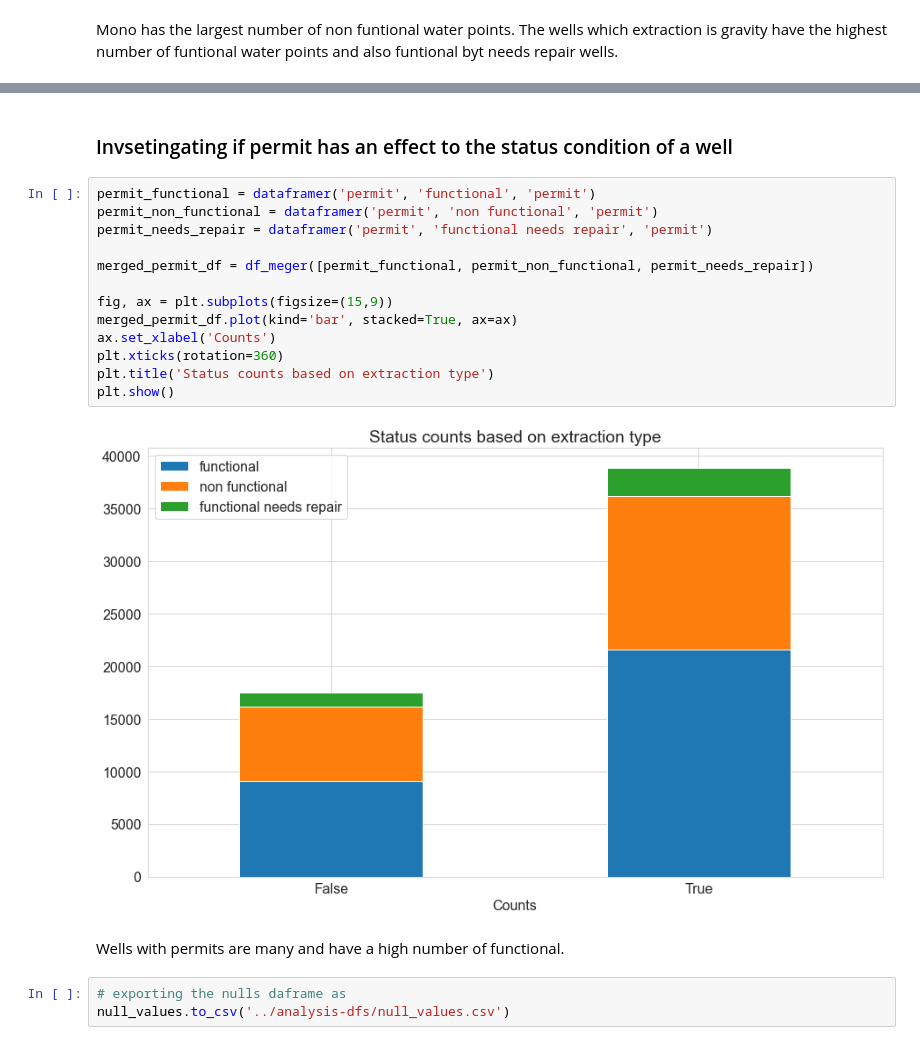
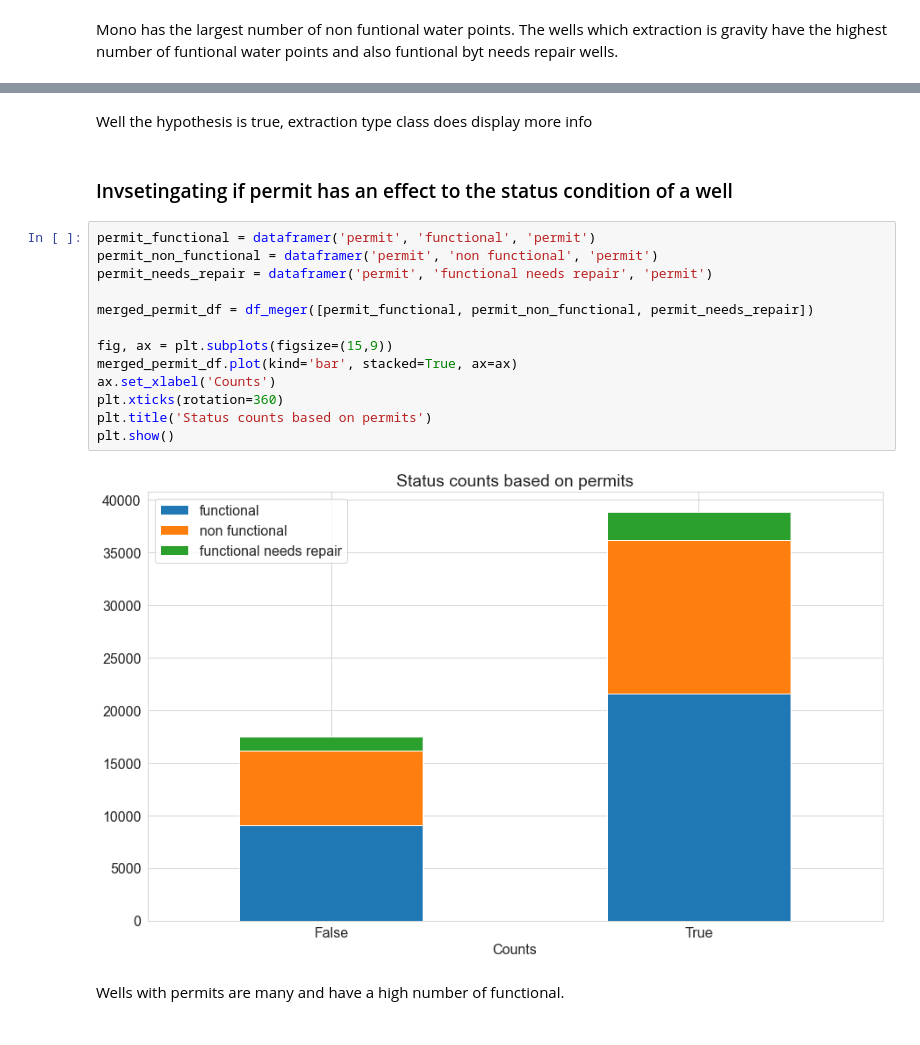
Before and after one commit to IainMosima/Tanzania-water-point-status-prediction-project, a Jupyter notebook: notebooks/1EDA.ipynb, the cells around one changed output, grey strips where cells are left out. Drawn from its saved outputs; the diff is of its cells as text.

```diff
--- a/notebooks/1EDA.ipynb
+++ b/notebooks/1EDA.ipynb
@@ -459,22 +513,21 @@ Mono has the largest number of non funtional water points. The wells which extra
+# %% [markdown]
+Well the hypothesis is true, extraction type class does display more info
 # %% [markdown]
 ### Invsetingating if permit has an effect to the status condition of a well
 # %%
 permit_functional = dataframer('permit', 'functional', 'permit')
 permit_non_functional = dataframer('permit', 'non functional', 'permit')
 permit_needs_repair = dataframer('permit', 'functional needs repair', 'permit')
 
 merged_permit_df = df_meger([permit_functional, permit_non_functional, permit_needs_repair])
 
 fig, ax = plt.subplots(figsize=(15,9))
 merged_permit_df.plot(kind='bar', stacked=True, ax=ax)
 ax.set_xlabel('Counts')
 plt.xticks(rotation=360)
-plt.title('Status counts based on extraction type')
+plt.title('Status counts based on permits')
 plt.show()
 # %% [output]
-[figure, old version]
+[figure, new version]
 # %% [markdown]
 Wells with permits are many and have a high number of functional.
-# %%
-# exporting the nulls daframe as
-null_values.to_csv('../analysis-dfs/null_values.csv')
```
Also changed, not shown: parts of 12 cells of this notebook, 8 other files.
